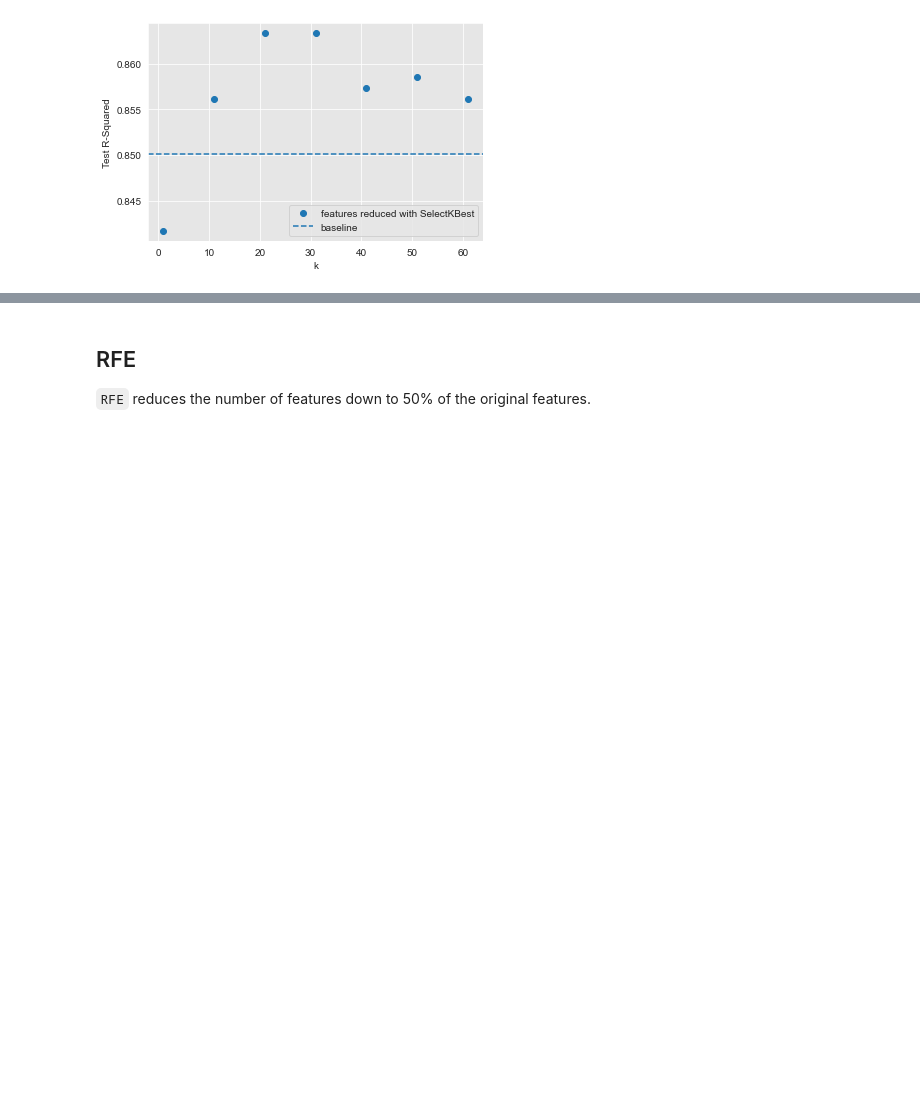
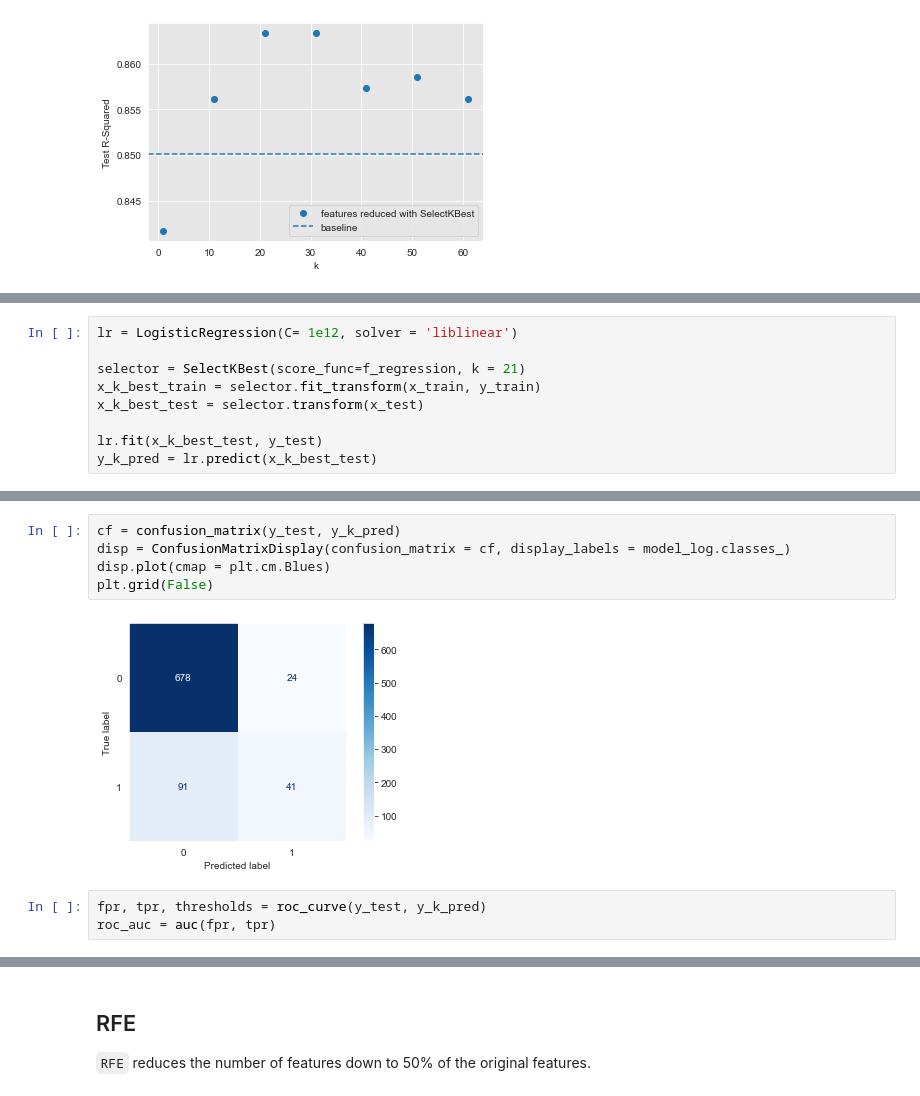
Before and after one commit to Djohnson1313/Predicting_customer_churn, a Jupyter notebook: predicting_customer_churn.ipynb, the cells around one changed output, grey strips where cells are left out. Cells and saved outputs as stored; diff of their text form; blank space fills up the shorter version.

Commit message:
feature selection m1

```diff
--- a/predicting_customer_churn.ipynb
+++ b/predicting_customer_churn.ipynb
@@ -917,0 +918,9 @@ This feature selection technique worked substantially better than `variance thre
+# %%
+lr = LogisticRegression(C= 1e12, solver = 'liblinear')
+
+selector = SelectKBest(score_func=f_regression, k = 21)
+x_k_best_train = selector.fit_transform(x_train, y_train)
+x_k_best_test = selector.transform(x_test)
+
+lr.fit(x_k_best_test, y_test)
+y_k_pred = lr.predict(x_k_best_test)
@@ -917,0 +942,10 @@ This feature selection technique worked substantially better than `variance thre
+# %%
+cf = confusion_matrix(y_test, y_k_pred)
+disp = ConfusionMatrixDisplay(confusion_matrix = cf, display_labels = model_log.classes_)
+disp.plot(cmap = plt.cm.Blues)
+plt.grid(False)
+# %% [output]
+[figure, added]
+# %%
+fpr, tpr, thresholds = roc_curve(y_test, y_k_pred)
+roc_auc = auc(fpr, tpr)
```
Also changed, not shown: parts of 16 cells of this notebook.
